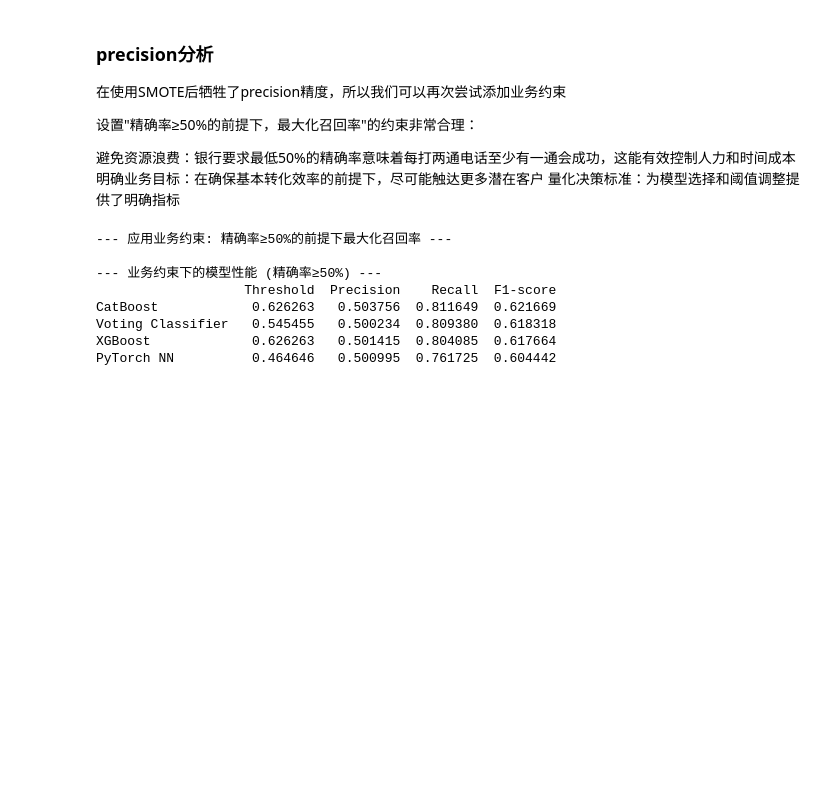
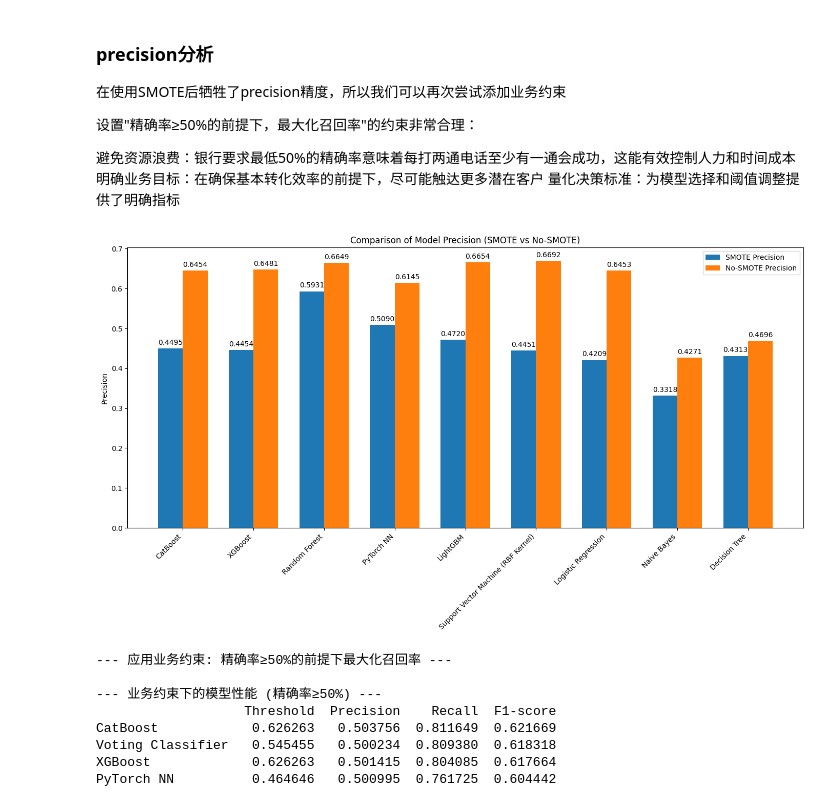
Before and after one commit to VivianOuou/Bank-Telemarketing, a Jupyter notebook: lxh/basline_log_smote.ipynb, the cells around one changed output. Cells and saved outputs as stored; diff of their text form; code cells hidden in the pictures; blank space fills up the shorter version.

```diff
--- a/lxh/basline_log_smote.ipynb
+++ b/lxh/basline_log_smote.ipynb
@@ -1239,6 +1239,51 @@ plt.show()
 避免资源浪费：银行要求最低50%的精确率意味着每打两通电话至少有一通会成功，这能有效控制人力和时间成本
 明确业务目标：在确保基本转化效率的前提下，尽可能触达更多潜在客户
 量化决策标准：为模型选择和阈值调整提供了明确指标
+# %%
+import matplotlib.pyplot as plt
+import numpy as np
+
+# 从图片中提取的数据
+models = ['CatBoost', 'XGBoost', 'Random Forest', 'PyTorch NN', 'LightGBM',
+            'Support Vector Machine (RBF Kernel)', 'Logistic Regression', 'Naive Bayes', 'Decision Tree']
+precision_img1 = [0.449451, 0.445437, 0.593109, 0.509025, 0.472041, 0.445142, 0.420928, 0.331764, 0.431262]
+precision_img2 = [0.645355, 0.648069, 0.664935, 0.614458, 0.665399, 0.669184, 0.645341, 0.427139, 0.469592]
+
+# 设置条形图的位置
+x = np.arange(len(models))  # 模型标签的位置
+width = 0.35  # 条形的宽度
+
+fig, ax = plt.subplots(figsize=(14, 8)) # 调整图表尺寸以便更好地显示标签
+
+# 绘制条形图
+rects1 = ax.bar(x - width/2, precision_img1, width, label='SMOTE Precision')
+rects2 = ax.bar(x + width/2, precision_img2, width, label='No-SMOTE Precision')
+
+# 添加文本标签、标题和自定义x轴刻度标签等。
+ax.set_ylabel('Precision')
+ax.set_title('Comparison of Model Precision (SMOTE vs No-SMOTE)')
+ax.set_xticks(x)
+ax.set_xticklabels(models, rotation=45, ha="right") # 旋转x轴标签以防重叠
+ax.legend()
+
+# 在条形上方显示数值
+def autolabel(rects):
+    """在每个条形上方附加一个文本标签，显示其高度。"""
+    for rect in rects:
+        height = rect.get_height()
+        ax.annotate('{:.4f}'.format(height), # 格式化为4位小数
+                    xy=(rect.get_x() + rect.get_width() / 2, height),
+                    xytext=(0, 3),  # 3点垂直偏移
+                    textcoords="offset points",
+                    ha='center', va='bottom')
+
+autolabel(rects1)
+autolabel(rects2)
+
+fig.tight_layout() # 调整布局以适应标签
+plt.show()
+# %% [output]
+[figure, added]
 # %%
 
 def find_optimal_threshold(y_true, y_prob, min_precision=0.5, steps=100):
```
Also changed, not shown: 11 other files.
